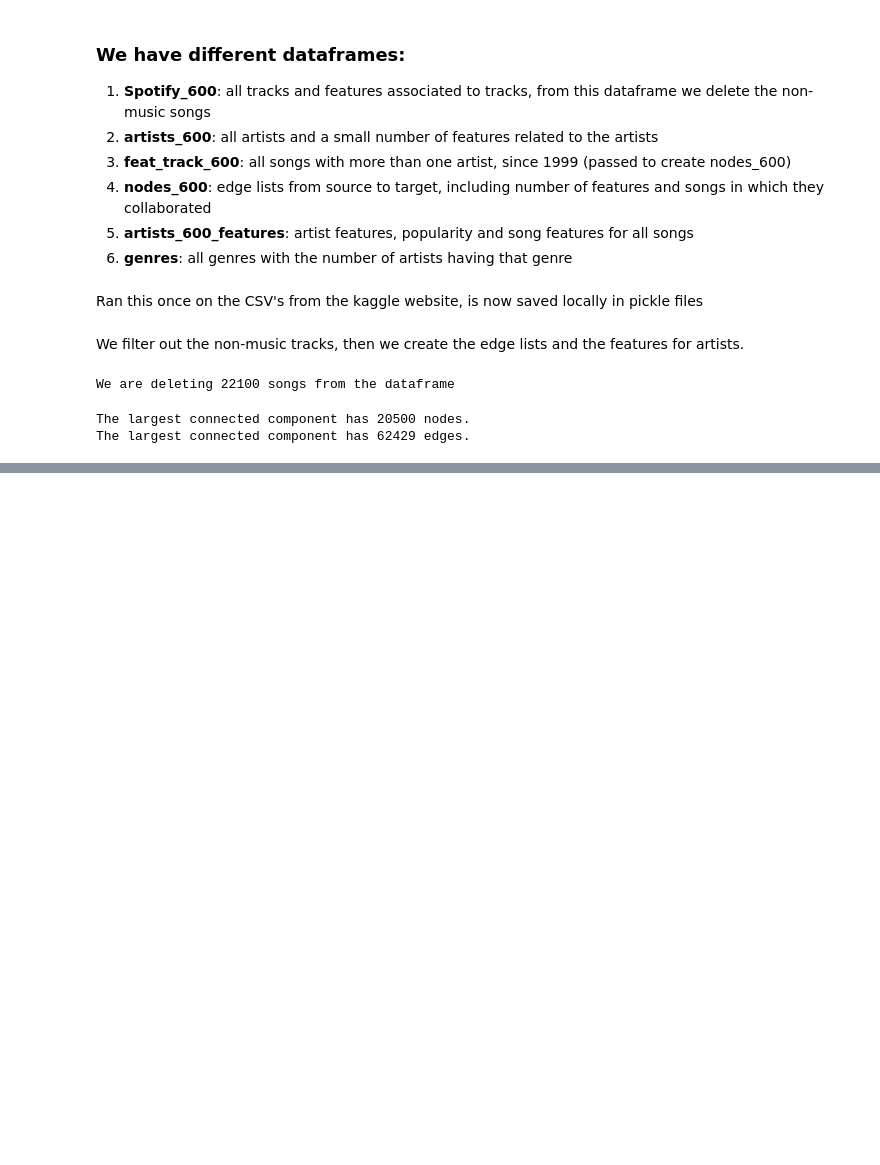
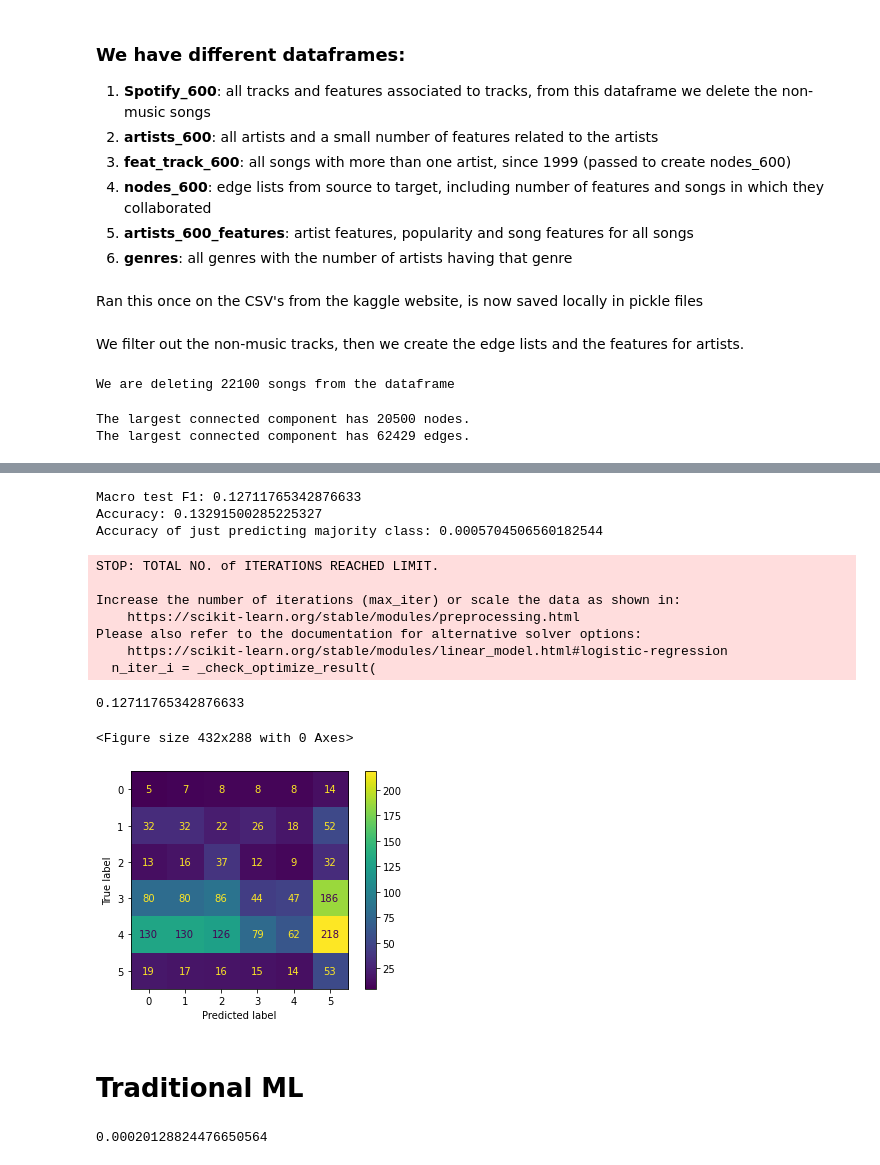
Before and after one commit to motmans-pj/MLNS-Spotify, a Jupyter notebook: Spotify_PJ.ipynb, the cells around one changed output, grey strips where cells are left out. Saved outputs shown, nothing was run; the diff lists cells and outputs as text; code cells hidden in the pictures; blank space fills up the shorter version.

```diff
--- a/Spotify_PJ.ipynb
+++ b/Spotify_PJ.ipynb
@@ -83,0 +200,2 @@ The largest connected component has 62429 edges.
+# %%
+graph, features = get_graph_features_node_classification(genres,artists_600,artists_600_features,nodes_600)
@@ -83,0 +230,6 @@ The largest connected component has 62429 edges.
+# %%
+X = features.copy()
+y = X.pop('genres_x')
+le = preprocessing.LabelEncoder()
+y = le.fit_transform(y)
+X_train, X_test, y_train, y_test = train_test_split(X,y,test_size = 0.3, random_state = 42)
@@ -83,0 +403,18 @@ The largest connected component has 62429 edges.
+# %%
+predict(embeddings, y,model = 'lr')
+# %% [output]
+Macro test F1: 0.12711765342876633
+Accuracy: 0.13291500285225327
+Accuracy of just predicting majority class: 0.0005704506560182544
+STOP: TOTAL NO. of ITERATIONS REACHED LIMIT.
+
+Increase the number of iterations (max_iter) or scale the data as shown in:
+    https://scikit-learn.org/stable/modules/preprocessing.html
+Please also refer to the documentation for alternative solver options:
+    https://scikit-learn.org/stable/modules/linear_model.html#logistic-regression
+  n_iter_i = _check_optimize_result(
+0.12711765342876633
+<Figure size 432x288 with 0 Axes>
+[figure, added]
+# %% [markdown]
+# Traditional ML
@@ -83,0 +428,4 @@ The largest connected component has 62429 edges.
+# %%
+degrees.loc["7zX44fpv6srJt3HfBv0GCn"]
+# %% [output]
+0.00020128824476650564
```
Also changed, not shown: parts of 28 cells of this notebook, 1 other file.
